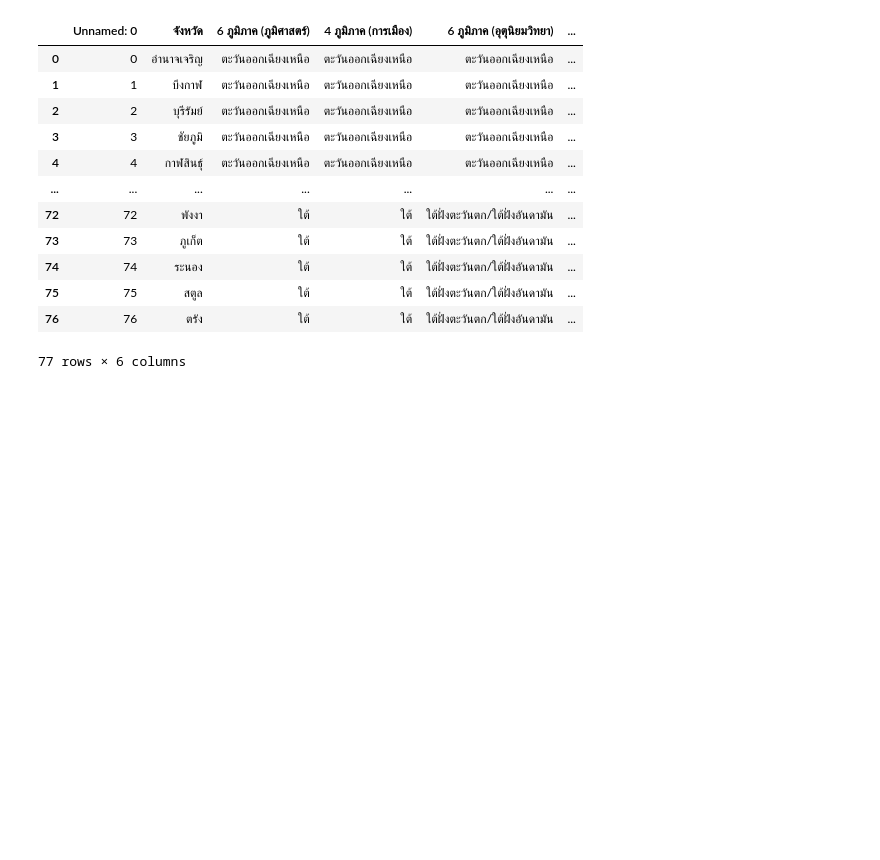
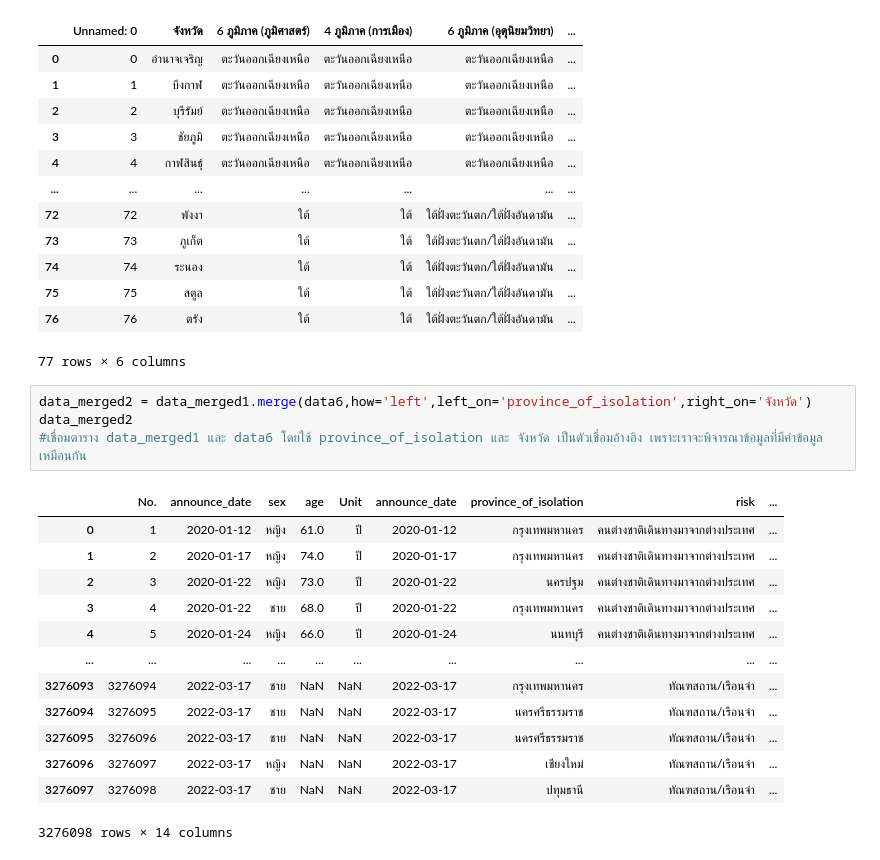
Before and after one commit to Jittiya/data_viz_2022, a Jupyter notebook: Project.ipynb, the cells around one changed output. Drawn from its saved outputs; the diff is of its cells as text; blank space fills up the shorter version.

Commit message:
merged data covid+ data region

```diff
--- a/Project.ipynb
+++ b/Project.ipynb
@@ -196,3 +196,21 @@ data6
 | 75 | 75 | สตูล | ใต้ | ใต้ | ใต้ฝั่งตะวันตก/ใต้ฝั่งอันดามัน | ... |
 | 76 | 76 | ตรัง | ใต้ | ใต้ | ใต้ฝั่งตะวันตก/ใต้ฝั่งอันดามัน | ... |
 77 rows × 6 columns
+# %%
+data_merged2 = data_merged1.merge(data6,how='left',left_on='province_of_isolation',right_on='จังหวัด')
+data_merged2
+#เชื่อมตาราง data_merged1 และ data6 โดยใช้ province_of_isolation และ จังหวัด เป็นตัวเชื่อมอ้างอิง เพราะเราจะพิจารณาข้อมูลที่มีค่าข้อมูลเหมือนกัน
+# %% [output]
+|  | No. | announce_date | sex | age | Unit | announce_date | province_of_isolation | risk | ... |
+| 0 | 1 | 2020-01-12 | หญิง | 61.0 | ปี | 2020-01-12 | กรุงเทพมหานคร | คนต่างชาติเดินทางมาจากต่างประเทศ | ... |
+| 1 | 2 | 2020-01-17 | หญิง | 74.0 | ปี | 2020-01-17 | กรุงเทพมหานคร | คนต่างชาติเดินทางมาจากต่างประเทศ | ... |
+| 2 | 3 | 2020-01-22 | หญิง | 73.0 | ปี | 2020-01-22 | นครปฐม | คนต่างชาติเดินทางมาจากต่างประเทศ | ... |
+| 3 | 4 | 2020-01-22 | ชาย | 68.0 | ปี | 2020-01-22 | กรุงเทพมหานคร | คนต่างชาติเดินทางมาจากต่างประเทศ | ... |
+| 4 | 5 | 2020-01-24 | หญิง | 66.0 | ปี | 2020-01-24 | นนทบุรี | คนต่างชาติเดินทางมาจากต่างประเทศ | ... |
+| ... | ... | ... | ... | ... | ... | ... | ... | ... | ... |
+| 3276093 | 3276094 | 2022-03-17 | ชาย | NaN | NaN | 2022-03-17 | กรุงเทพมหานคร | ทัณฑสถาน/เรือนจำ | ... |
+| 3276094 | 3276095 | 2022-03-17 | ชาย | NaN | NaN | 2022-03-17 | นครศรีธรรมราช | ทัณฑสถาน/เรือนจำ | ... |
+| 3276095 | 3276096 | 2022-03-17 | ชาย | NaN | NaN | 2022-03-17 | นครศรีธรรมราช | ทัณฑสถาน/เรือนจำ | ... |
+| 3276096 | 3276097 | 2022-03-17 | หญิง | NaN | NaN | 2022-03-17 | เชียงใหม่ | ทัณฑสถาน/เรือนจำ | ... |
+| 3276097 | 3276098 | 2022-03-17 | ชาย | NaN | NaN | 2022-03-17 | ปทุมธานี | ทัณฑสถาน/เรือนจำ | ... |
+3276098 rows × 14 columns
```
Also changed, not shown: parts of 1 cell of this notebook.
